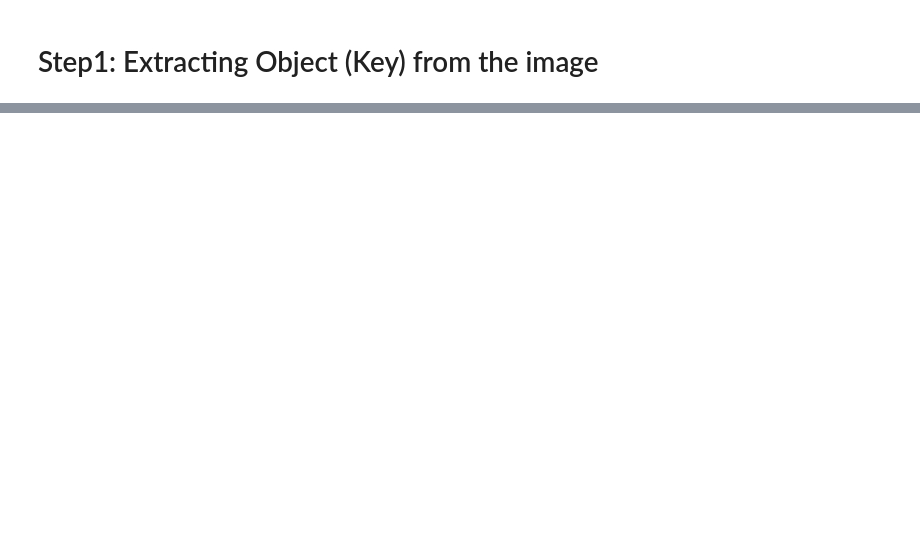
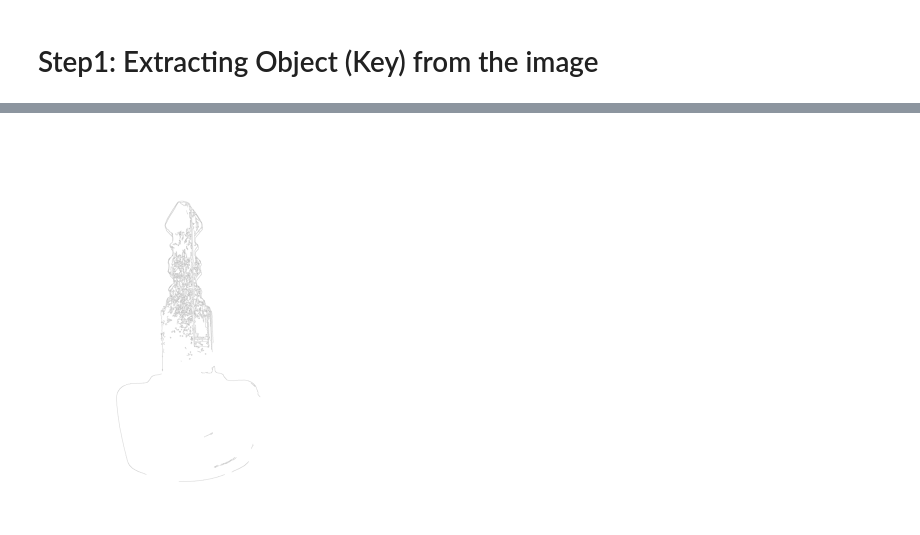
Before and after one commit to syedfaiqueali/Kaggle-Notebooks, a Jupyter notebook: key-extraction.ipynb, the cells around one changed output, grey strips where cells are left out. Cells and saved outputs as stored; diff of their text form; code cells hidden in the pictures; blank space fills up the shorter version.

```diff
--- a/key-extraction.ipynb
+++ b/key-extraction.ipynb
@@ -59,0 +51,5 @@ plt.show()
+# %%
+edges = extract_key_pipeline(f'{BASE_PATH}2a.jpeg')
+plt_img(edges, cmap='binary')
+# %% [output]
+[figure, added]
```
Also changed, not shown: parts of 12 cells of this notebook.
